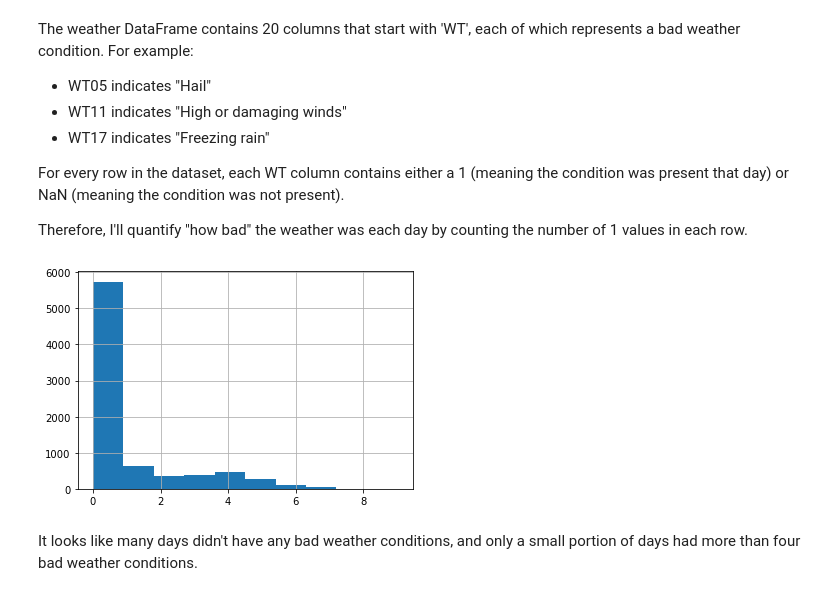
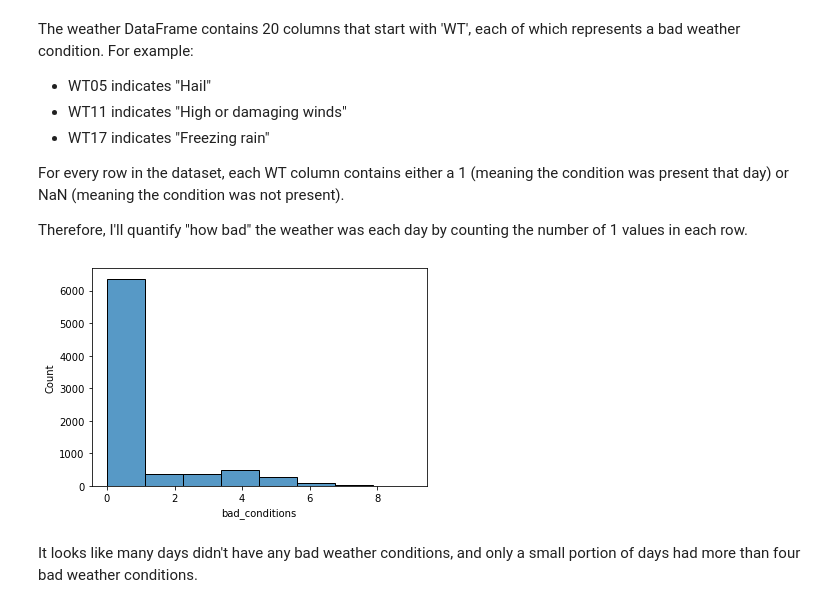
Before and after one commit to Douglous-Sobei/Open_Policing_Project, a Jupyter notebook: policing_project.ipynb, the cells around one changed output. Cells and saved outputs as stored; diff of their text form; code cells hidden in the pictures.

```diff
--- a/policing_project.ipynb
+++ b/policing_project.ipynb
@@ -796,20 +793,17 @@ Therefore, I'll quantify "how bad" the weather was each day by counting the numb
 # %%
 # Copy 'WT01' through 'WT22' to a new DataFrame
 WT = weather_df.loc[:, 'WT01':'WT22']
 
 # Calculate the sum of each row in 'WT'
 weather_df['bad_conditions'] = WT.sum(axis='columns')
 
 # Replace missing values in 'bad_conditions' with '0'
 weather_df['bad_conditions'] = weather_df.bad_conditions.fillna(0).astype('int')
 
-# Create a histogram to visualize 'bad_conditions'
-weather_df.bad_conditions.hist()
-
-# Display the plot
-plt.show()
+# plot
+sns.histplot(x="bad_conditions", data=weather_df, bins=8);
 # %% [output]
-[figure, old version]
+[figure, new version]
 # %% [markdown]
 It looks like many days didn't have any bad weather conditions, and only a small portion of days had more than four bad weather conditions.
 # %% [markdown]
```
Also changed, not shown: parts of 29 cells of this notebook.
